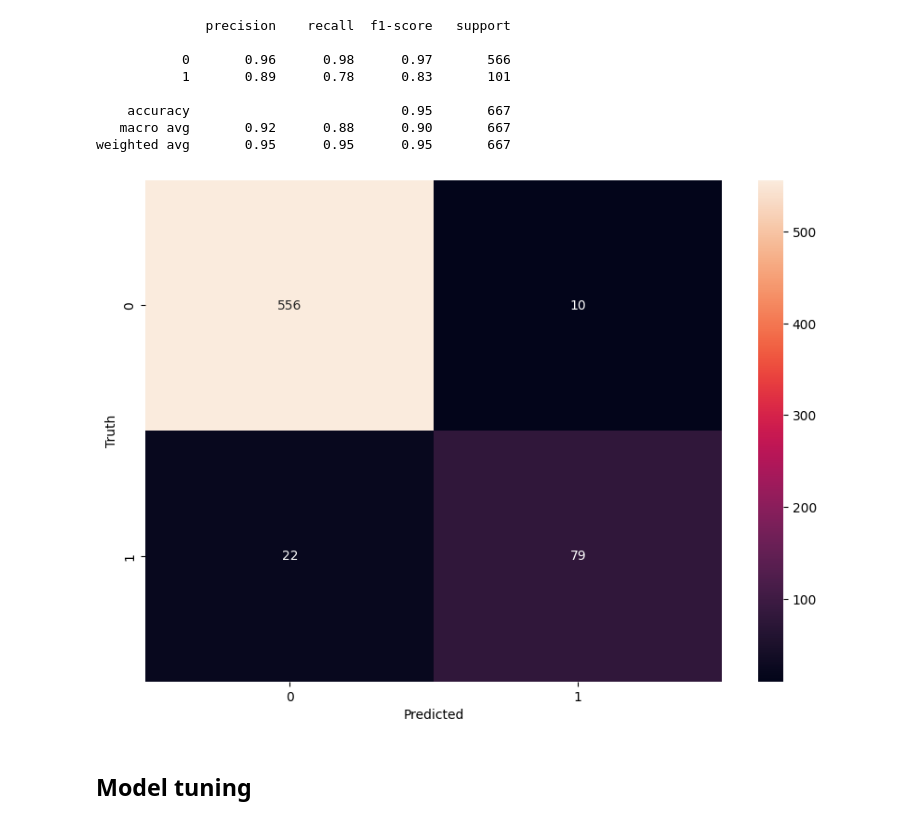
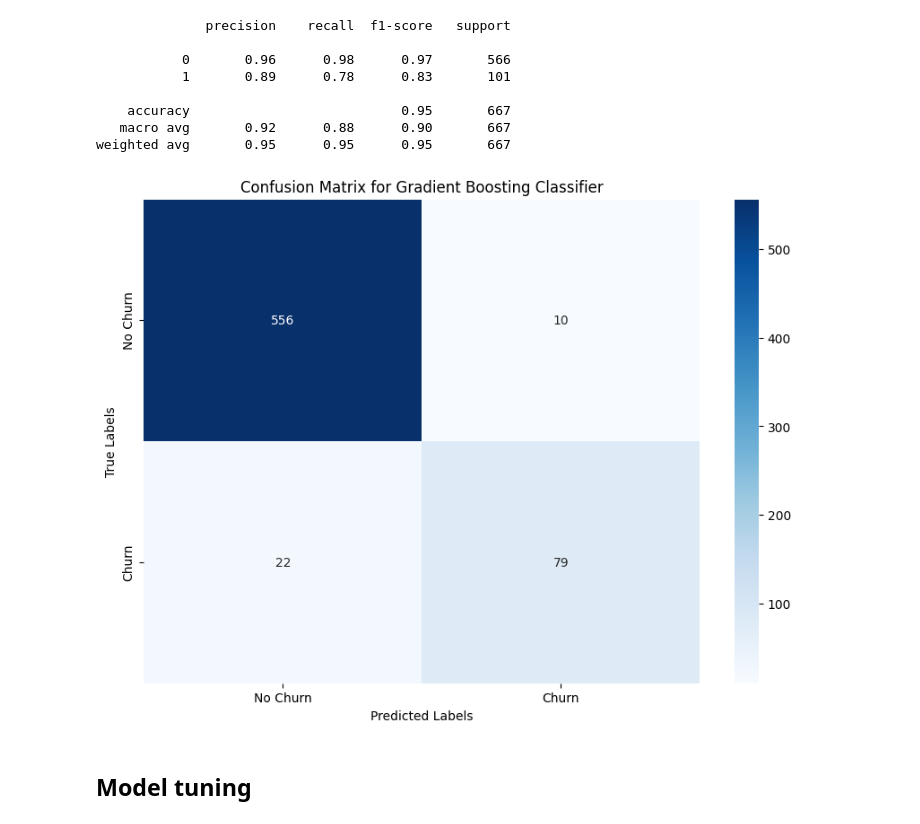
Before and after one commit to cynthiajepkogei/project-phase-3, a Jupyter notebook: notebook.ipynb, the cells around one changed output. Drawn from its saved outputs; the diff is of its cells as text; code cells hidden in the pictures.

Commit message:
model tuning

```diff
--- a/notebook.ipynb
+++ b/notebook.ipynb
@@ -689,22 +693,28 @@ print(report)
    macro avg       0.92      0.88      0.90       667
 weighted avg       0.95      0.95      0.95       667
 # %%
-from sklearn.metrics import confusion_matrix
 import seaborn as sns
 import matplotlib.pyplot as plt
+from sklearn.metrics import confusion_matrix
 
-# Generate the confusion matrix
+# Predict on test data
+y_pred = model.predict(X_test_scaled)
+
+# Calculate confusion matrix
 cm = confusion_matrix(y_test, y_pred)
 
-# Visualize the confusion matrix using seaborn
-plt.figure(figsize=(10,7))
-sns.heatmap(cm, annot=True, fmt='d')
-plt.xlabel('Predicted')
-plt.ylabel('Truth')
+# Convert confusion matrix to DataFrame
+cm_df = pd.DataFrame(cm, index=['No Churn', 'Churn'], columns=['No Churn', 'Churn'])
 
+# Create a blue-colored confusion matrix
+plt.figure(figsize=(10, 7))
+sns.heatmap(cm_df, annot=True, fmt='d', cmap='Blues')
+plt.title('Confusion Matrix for Gradient Boosting Classifier')
+plt.xlabel('Predicted Labels')
+plt.ylabel('True Labels')
 plt.show()
 # %% [output]
-[figure, old version]
+[figure, new version]
 # %% [markdown]
 ## Model tuning
 # %%
```
Also changed, not shown: parts of 6 cells of this notebook.
